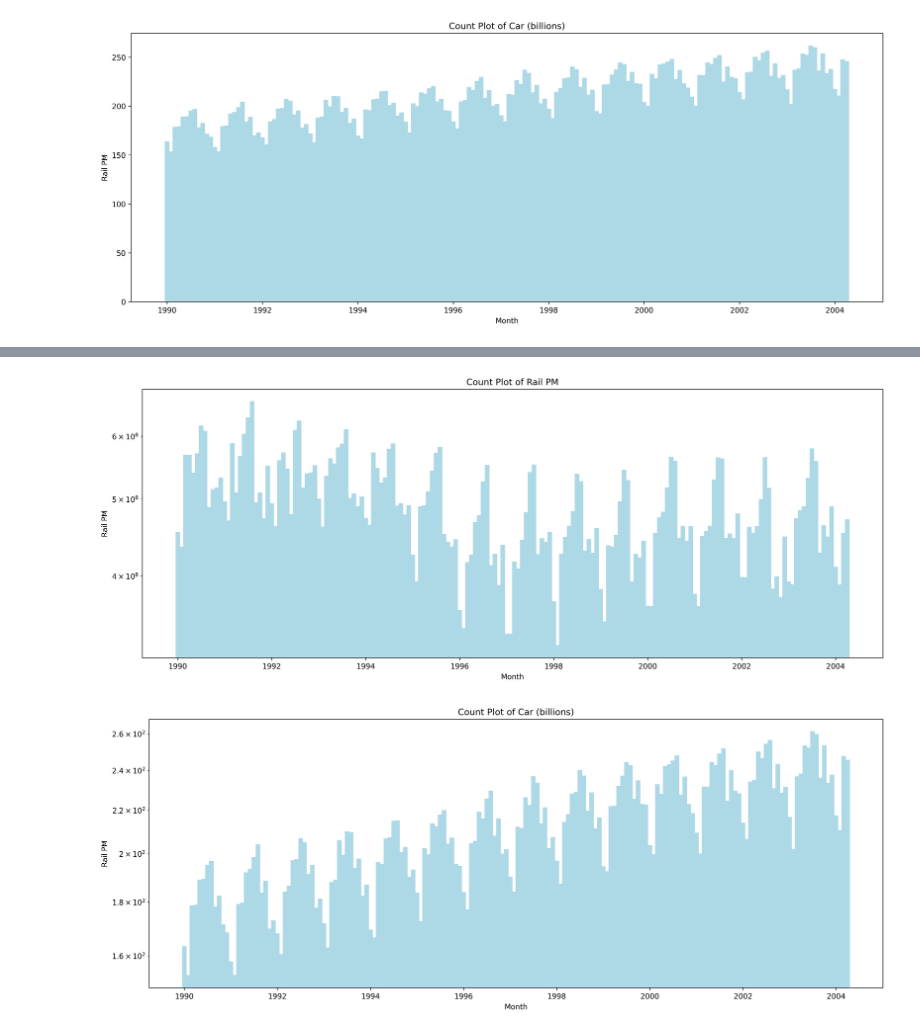
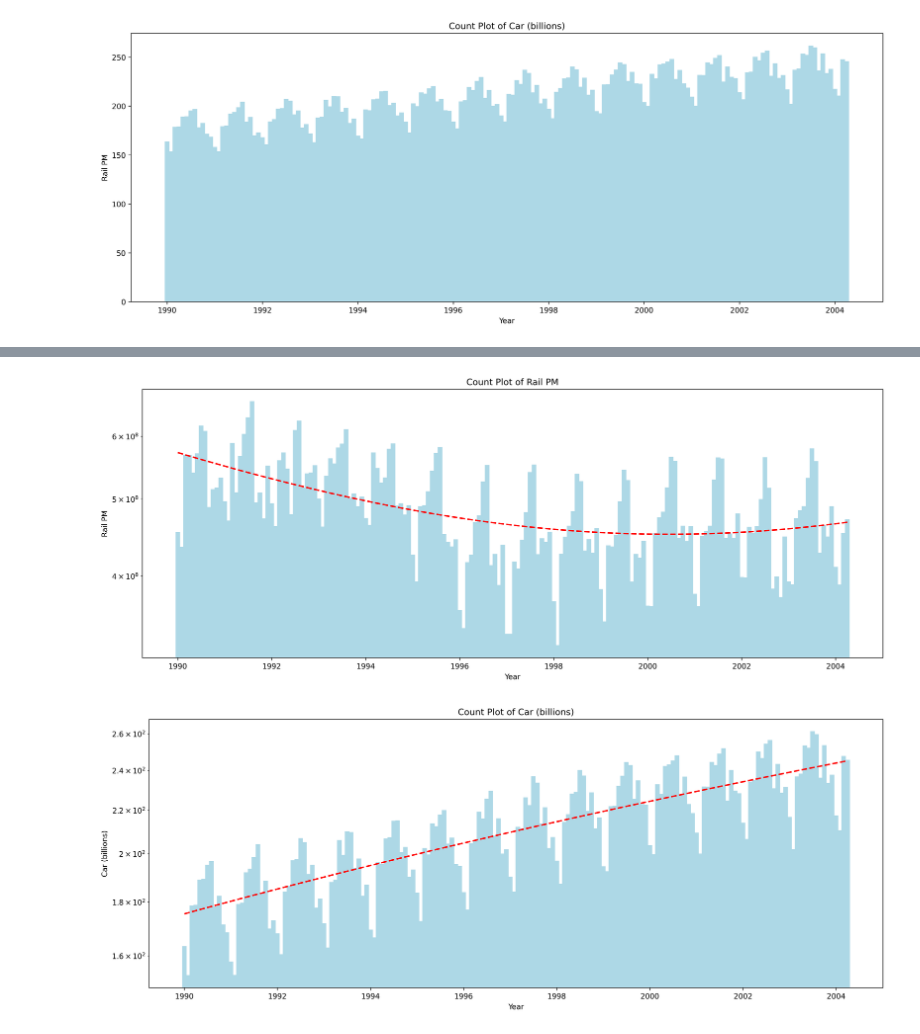
Before and after one commit to TaylorTurnerIT/AdvDataProj, a Jupyter notebook: Sept11Analysis.ipynb, the cells around one changed output, grey strips where cells are left out. Drawn from its saved outputs; the diff is of its cells as text; code cells hidden in the pictures.

```diff
--- a/Sept11Analysis.ipynb
+++ b/Sept11Analysis.ipynb
@@ -110,27 +114,36 @@ plt.show()
 # %%
 plt.rcParams["figure.figsize"] = [15.00, 6.00]
 plt.rcParams["figure.autolayout"] = True
 plt.rcParams["keymap.yscale"] = 'l'
 
 plt.plot()
 plt.yscale('log')
+x = np.arange(len(df))
+log2_fit = np.polyfit(x, df['Rail PM'], 2)
+p = np.poly1d(log2_fit)
+
 plt.bar(df['Month'], df['Rail PM'], color='lightblue', width=30, edgecolor='lightblue')
 plt.title('Count Plot of Rail PM')
-plt.xlabel('Month')
+plt.xlabel('Year')
 plt.ylabel('Rail PM')
+plt.plot(df['Month'], p(x), color='red', linestyle='--', linewidth=2, label='Trend Line')
 plt.show()
 # %% [output]
-[figure, old version]
+[figure, new version]
 # %%
 plt.rcParams["figure.figsize"] = [15.00, 6.00]
 plt.rcParams["figure.autolayout"] = True
 
 plt.plot()
 plt.yscale('log')
+x = np.arange(len(df))
+log2_fit = np.polyfit(x, df['Car (billions)'], 1)
+p = np.poly1d(log2_fit)
 plt.bar(df['Month'], df['Car (billions)'], color='lightblue', width=30, edgecolor='lightblue')
 plt.title('Count Plot of Car (billions)')
-plt.xlabel('Month')
-plt.ylabel('Rail PM')
+plt.xlabel('Year')
+plt.ylabel('Car (billions)')
+plt.plot(df['Month'], p(x), color='red', linestyle='--', linewidth=2, label='Trend Line')
 plt.show()
 # %% [output]
-[figure, old version]
+[figure, new version]
```
Also changed, not shown: parts of 4 cells of this notebook.
